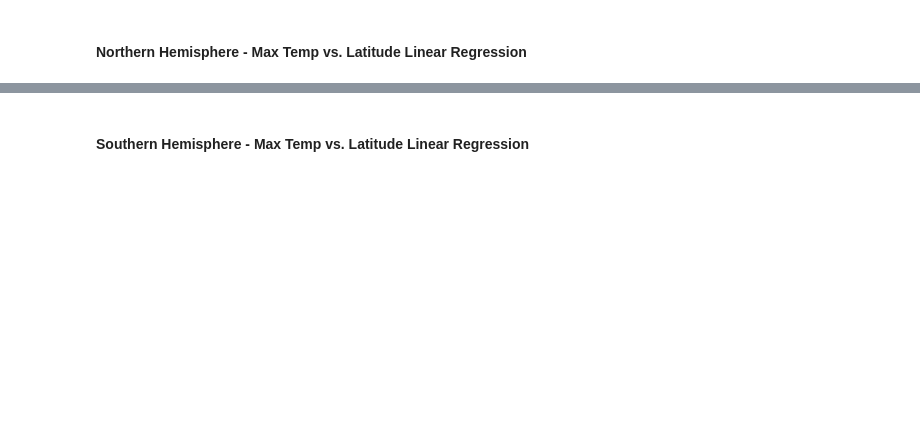
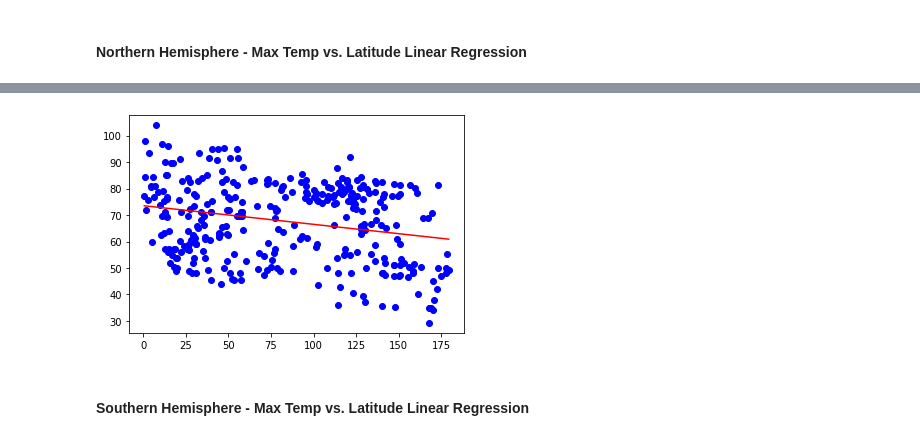
Before and after one commit to Asia-Hewett/Python_API_Challenge, a Jupyter notebook: weather_py/WeatherPy.ipynb, the cells around one changed output, grey strips where cells are left out. Saved outputs shown, nothing was run; the diff lists cells and outputs as text; code cells hidden in the pictures; blank space fills up the shorter version.

Commit message:
Added Linear Regression Plots

```diff
--- a/weather_py/WeatherPy.ipynb
+++ b/weather_py/WeatherPy.ipynb
@@ -280,23 +311,13 @@ plt.grid(b=True, which='major')
 # s_hemisphere = city_dataframe.loc[city_dataframe['Lat'] < 0]
 
 
-def hemi_split(hemisphere_data, latitude):
-    if latitude == 'north':
-        return hemisphere_data.loc[hemisphere_data['Lat'] > 0]
-    elif latitude == 'south':
-        return hemisphere_data.loc[hemisphere_data['Lat'] < 0]
-    else:
-        return print("Please input North or South")
+# def hemi_split(hemisphere_data, latitude):
+#     if latitude == 'north':
+#         return hemisphere_data.loc[hemisphere_data['Lat'] > 0]
+#     elif latitude == 'south':
+#         return hemisphere_data.loc[hemisphere_data['Lat'] < 0]
+#     else:
+#         return print("Please input North or South")
 
-hemi_split(city_dataframe, 'north')
-
-
-# northern_hemisphere = pd.DataFrame ({
-#     x = np.array([1.5,2,2.5,3,3.5,4,4.5,5,5.5,6])
-#     y = np.array([10.35,12.3,13,14.0,16,17,18.2,20,20.7,22.5])
-#     gradient, intercept, r_value, p_value, std_err = stats.linregress(x,y)
-#     mn=np.min(x)
-#     mx=np.max(x)
-#     x1=np.linspace(mn,mx,500)
-#     y1=gradient*x1+intercept
-# })
+south = hemi_split(city_dataframe, 'south')
+north = hemi_split(city_dataframe, 'north')
@@ -323,2 +326,15 @@ The r-squared is: 0.8271188905041935
+# %%
+x = np.array(north['Lat'])
+y = np.array((north['Max Temp'] - 273.15) * 9/5 + 32)
+gradient, intercept, r_value, p_value, std_err = linregress(x,y)
+mn=np.min(x)
+mx=np.max(x)
+x1=np.linspace(mn,mx,500)
+y1=gradient*x1+intercept
+plt.plot(x,y,'ob')
+plt.plot(x1,y1,'-r')
+plt.show()
+# %% [output]
+[figure, added]
 # %% [markdown]
 ####  Southern Hemisphere - Max Temp vs. Latitude Linear Regression
```
Also changed, not shown: parts of 18 cells of this notebook.
